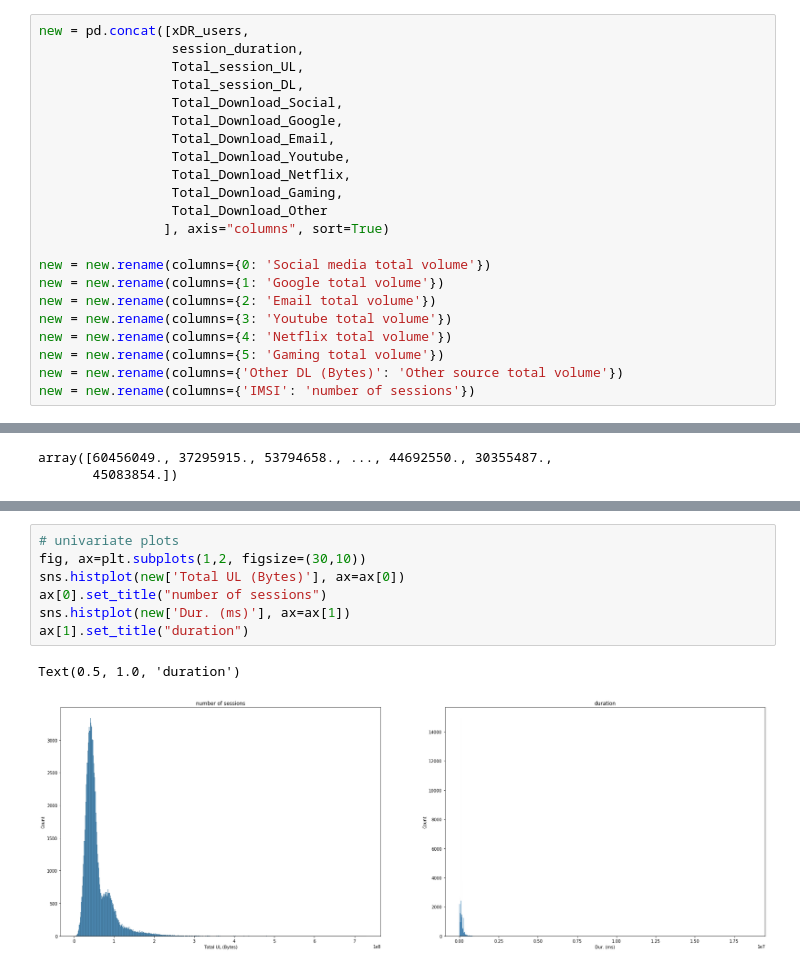
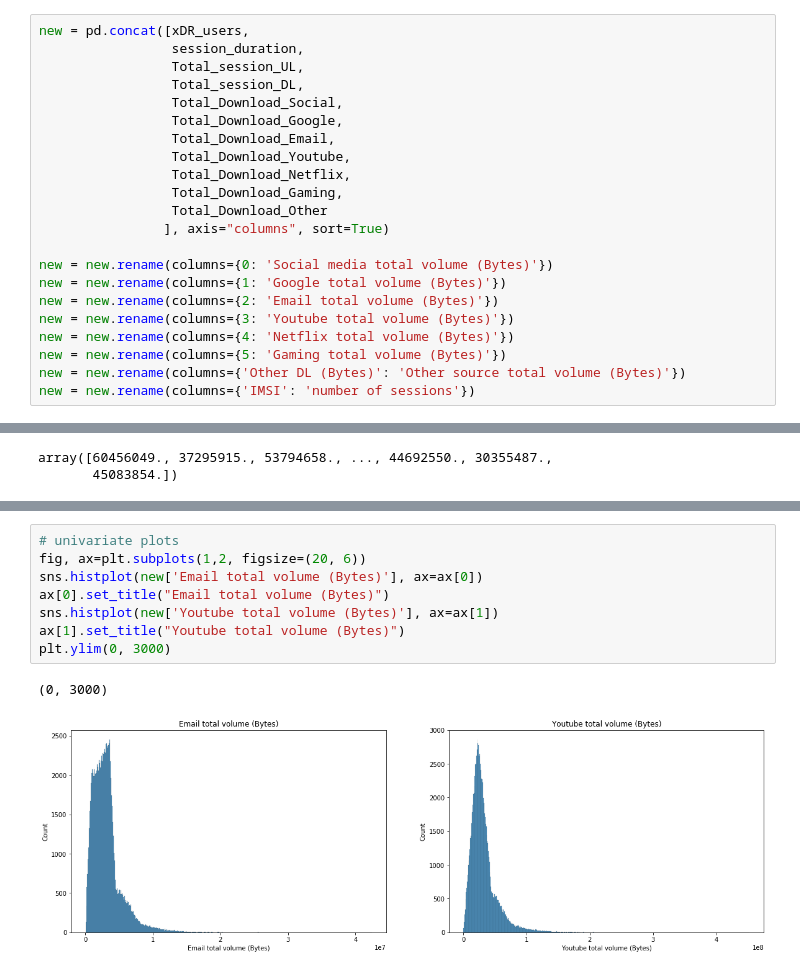
Before and after one commit to maxi1571/Telecommunication-User-Analytics, a Jupyter notebook: notebooks/data_analysis.ipynb, the cells around one changed output, grey strips where cells are left out. Saved outputs shown, nothing was run; the diff lists cells and outputs as text.

```diff
--- a/notebooks/data_analysis.ipynb
+++ b/notebooks/data_analysis.ipynb
@@ -384,13 +384,13 @@ new = pd.concat([xDR_users,
                  Total_Download_Other
                 ], axis="columns", sort=True)
 
-new = new.rename(columns={0: 'Social media total volume'})
-new = new.rename(columns={1: 'Google total volume'})
-new = new.rename(columns={2: 'Email total volume'})
-new = new.rename(columns={3: 'Youtube total volume'})
-new = new.rename(columns={4: 'Netflix total volume'})
-new = new.rename(columns={5: 'Gaming total volume'})
-new = new.rename(columns={'Other DL (Bytes)': 'Other source total volume'})
+new = new.rename(columns={0: 'Social media total volume (Bytes)'})
+new = new.rename(columns={1: 'Google total volume (Bytes)'})
+new = new.rename(columns={2: 'Email total volume (Bytes)'})
+new = new.rename(columns={3: 'Youtube total volume (Bytes)'})
+new = new.rename(columns={4: 'Netflix total volume (Bytes)'})
+new = new.rename(columns={5: 'Gaming total volume (Bytes)'})
+new = new.rename(columns={'Other DL (Bytes)': 'Other source total volume (Bytes)'})
 new = new.rename(columns={'IMSI': 'number of sessions'})
 # %%
 new.head(10)
@@ -450,13 +485,14 @@ Text(0.5, 1.0, 'Original Data')
 # %%
 # univariate plots
-fig, ax=plt.subplots(1,2, figsize=(30,10))
-sns.histplot(new['Total UL (Bytes)'], ax=ax[0])
-ax[0].set_title("number of sessions")
-sns.histplot(new['Dur. (ms)'], ax=ax[1])
-ax[1].set_title("duration")
+fig, ax=plt.subplots(1,2, figsize=(20, 6))
+sns.histplot(new['Email total volume (Bytes)'], ax=ax[0])
+ax[0].set_title("Email total volume (Bytes)")
+sns.histplot(new['Youtube total volume (Bytes)'], ax=ax[1])
+ax[1].set_title("Youtube total volume (Bytes)")
+plt.ylim(0, 3000)
 # %% [output]
-Text(0.5, 1.0, 'duration')
+(0, 3000)
-[figure, old version]
+[figure, new version]
 # %%
 # univariate plots
 fig, ax=plt.subplots(1,2, figsize=(20, 6))
```
Also changed, not shown: parts of 12 cells of this notebook.
